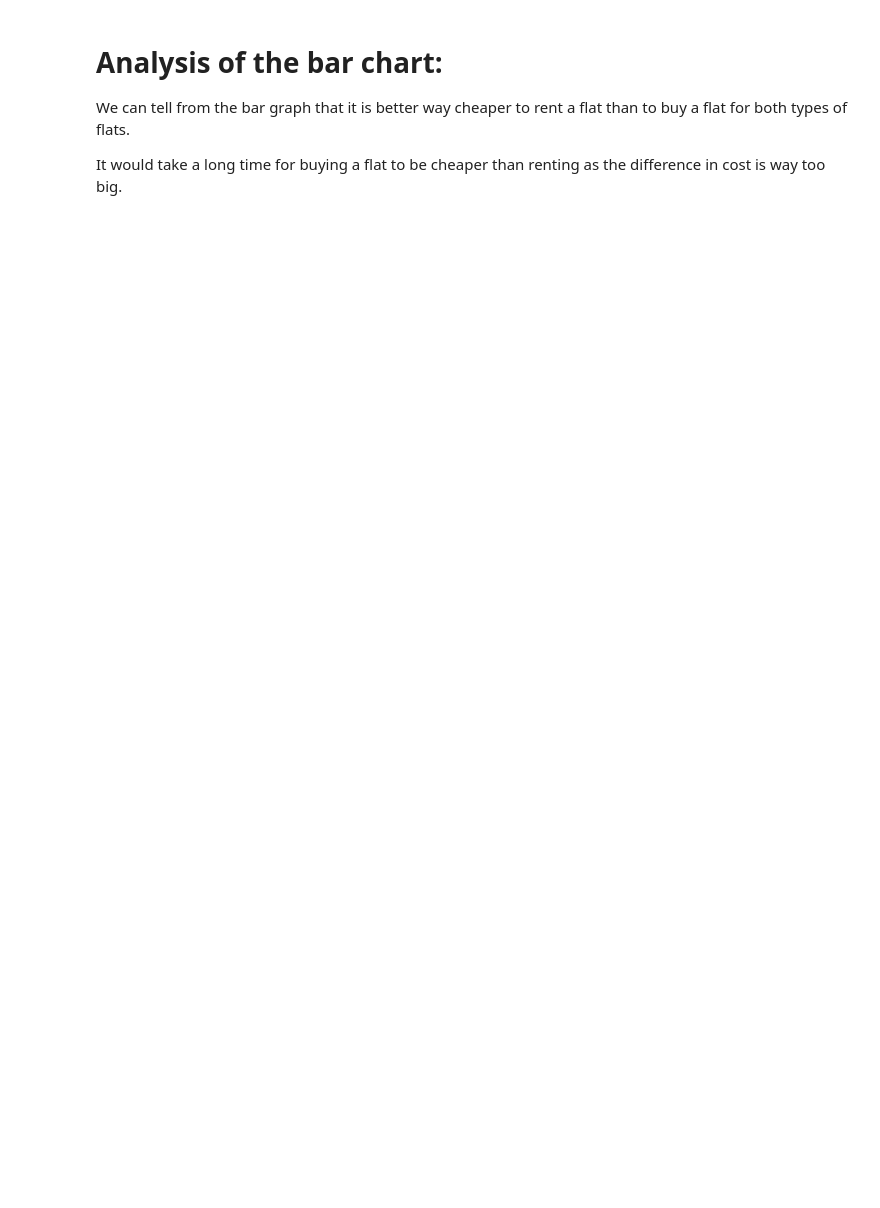
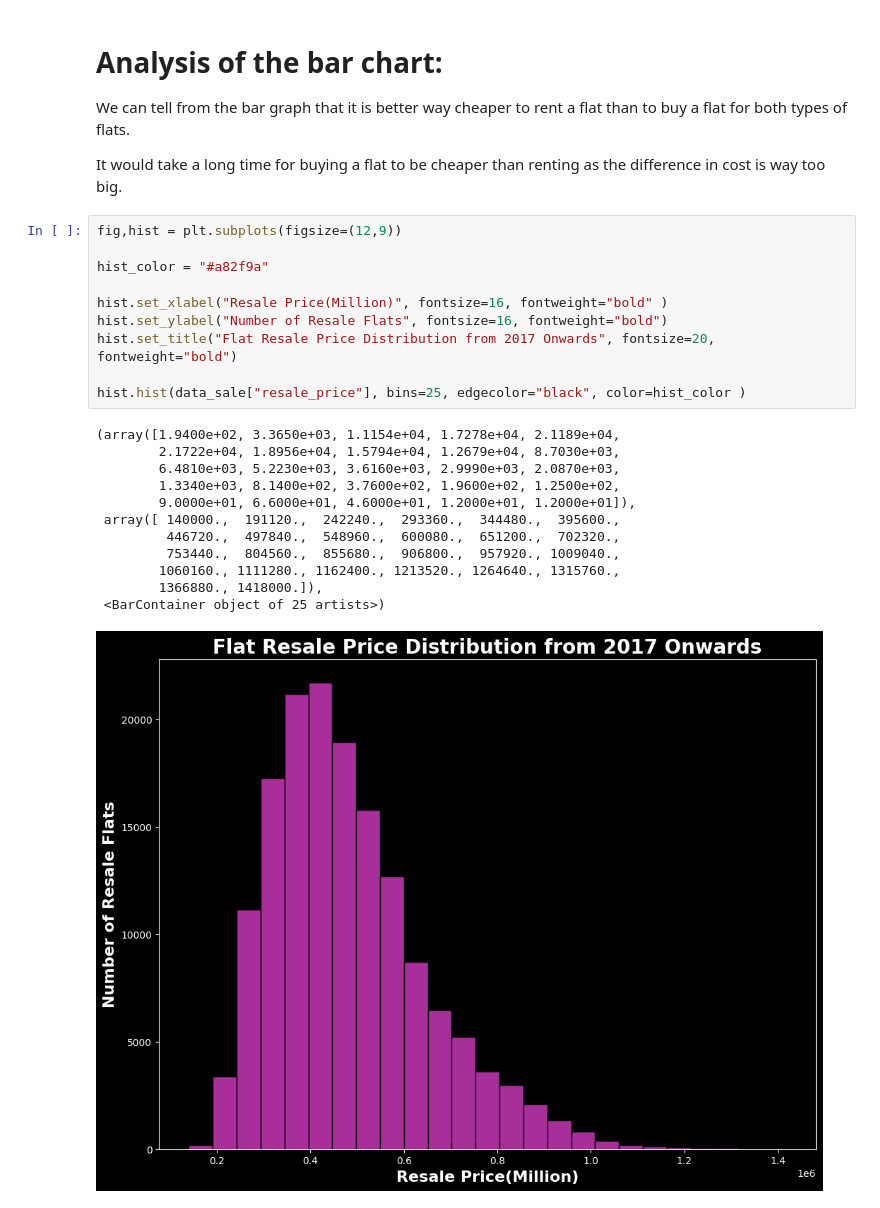
Before and after one commit to Deagozn/PDS, a Jupyter notebook: Assignment/AssignmentV2.ipynb, the cells around one changed output. Drawn from its saved outputs; the diff is of its cells as text; blank space fills up the shorter version.

```diff
--- a/Assignment/AssignmentV2.ipynb
+++ b/Assignment/AssignmentV2.ipynb
@@ -788,3 +786,26 @@ bar3.legend(loc='upper left', ncols=2)
 We can tell from the bar graph that it is better way cheaper to rent a flat than to buy a flat for both types of flats.
 
 It would take a long time for buying a flat to be cheaper than renting as the difference in cost is way too big.
+# %%
+fig,hist = plt.subplots(figsize=(12,9))
+
+hist_color = "#a82f9a"
+
+hist.set_xlabel("Resale Price(Million)", fontsize=16, fontweight="bold" )
+hist.set_ylabel("Number of Resale Flats", fontsize=16, fontweight="bold")
+hist.set_title("Flat Resale Price Distribution from 2017 Onwards", fontsize=20, fontweight="bold")
+
+hist.hist(data_sale["resale_price"], bins=25, edgecolor="black", color=hist_color )
+# %% [output]
+(array([1.9400e+02, 3.3650e+03, 1.1154e+04, 1.7278e+04, 2.1189e+04,
+        2.1722e+04, 1.8956e+04, 1.5794e+04, 1.2679e+04, 8.7030e+03,
+        6.4810e+03, 5.2230e+03, 3.6160e+03, 2.9990e+03, 2.0870e+03,
+        1.3340e+03, 8.1400e+02, 3.7600e+02, 1.9600e+02, 1.2500e+02,
+        9.0000e+01, 6.6000e+01, 4.6000e+01, 1.2000e+01, 1.2000e+01]),
+ array([ 140000.,  191120.,  242240.,  293360.,  344480.,  395600.,
+         446720.,  497840.,  548960.,  600080.,  651200.,  702320.,
+         753440.,  804560.,  855680.,  906800.,  957920., 1009040.,
+        1060160., 1111280., 1162400., 1213520., 1264640., 1315760.,
+        1366880., 1418000.]),
+ <BarContainer object of 25 artists>)
+[figure, added]
```
Also changed, not shown: parts of 2 cells of this notebook.
